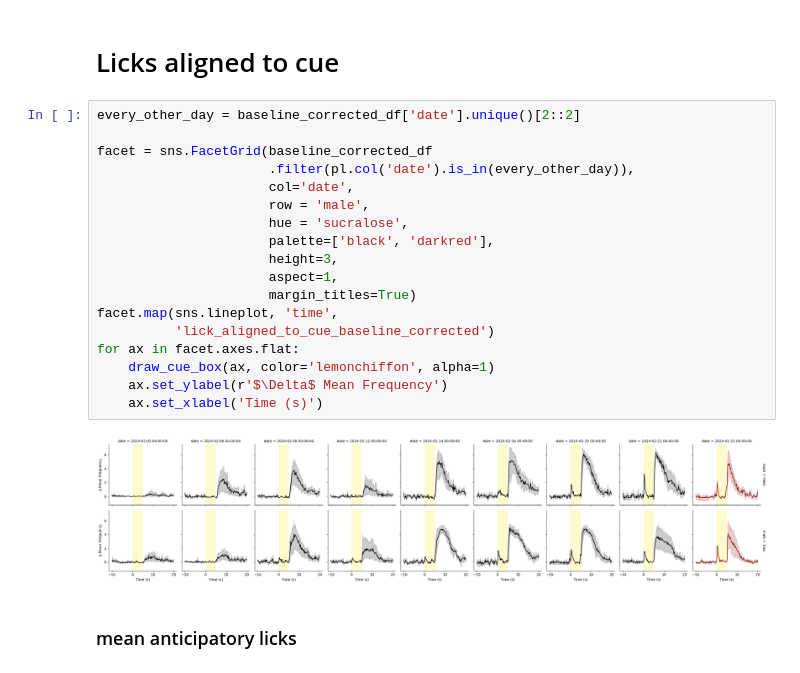
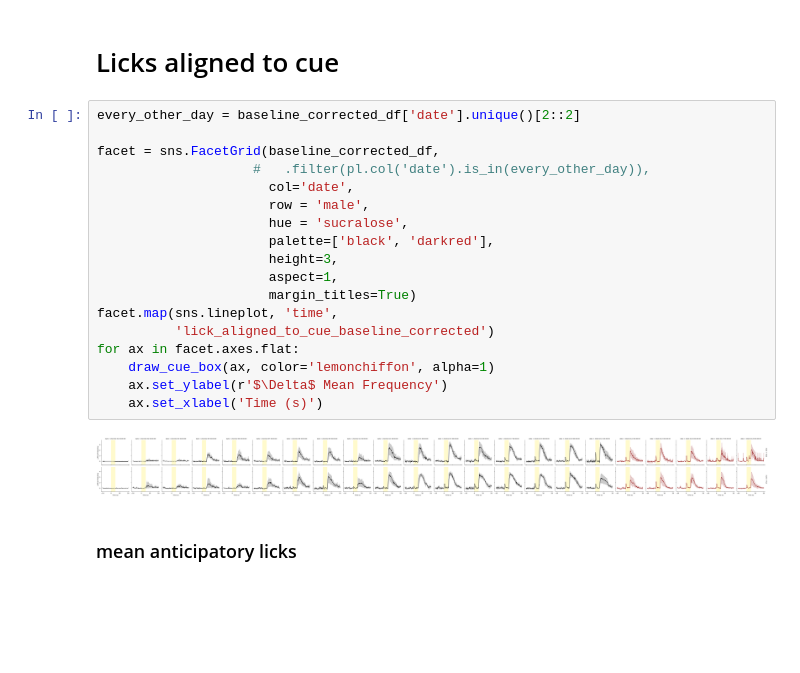
Before and after one commit to Mschaid/coral, a Jupyter notebook: notebooks/visualization.ipynb, the cells around one changed output. Drawn from its saved outputs; the diff is of its cells as text; blank space fills up the shorter version.

```diff
--- a/notebooks/visualization.ipynb
+++ b/notebooks/visualization.ipynb
@@ -69,23 +69,23 @@ every_other_day = baseline_corrected_df['date'].unique()[::2]
 # %%
 every_other_day = baseline_corrected_df['date'].unique()[2::2]
 
-facet = sns.FacetGrid(baseline_corrected_df
-                      .filter(pl.col('date').is_in(every_other_day)),
+facet = sns.FacetGrid(baseline_corrected_df,
+                    #   .filter(pl.col('date').is_in(every_other_day)),
                       col='date',
                       row = 'male',
                       hue = 'sucralose',
                       palette=['black', 'darkred'],
                       height=3,
                       aspect=1,
                       margin_titles=True)
 facet.map(sns.lineplot, 'time',
           'lick_aligned_to_cue_baseline_corrected')
 for ax in facet.axes.flat:
     draw_cue_box(ax, color='lemonchiffon', alpha=1)
     ax.set_ylabel(r'$\Delta$ Mean Frequency')
     ax.set_xlabel('Time (s)')
 # %% [output]
-[figure, old version]
+[figure, new version]
 # %% [markdown]
 ### mean anticipatory licks
 # %%
```
Also changed, not shown: parts of 9 cells of this notebook, 1 other file.
